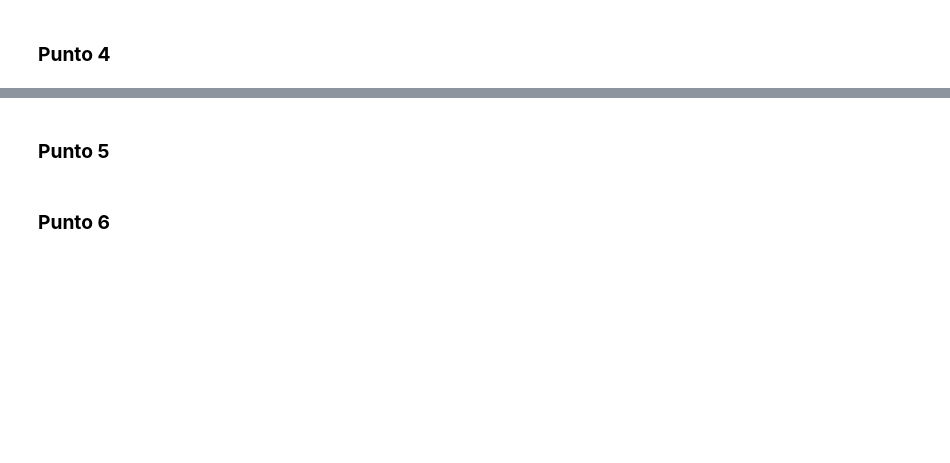
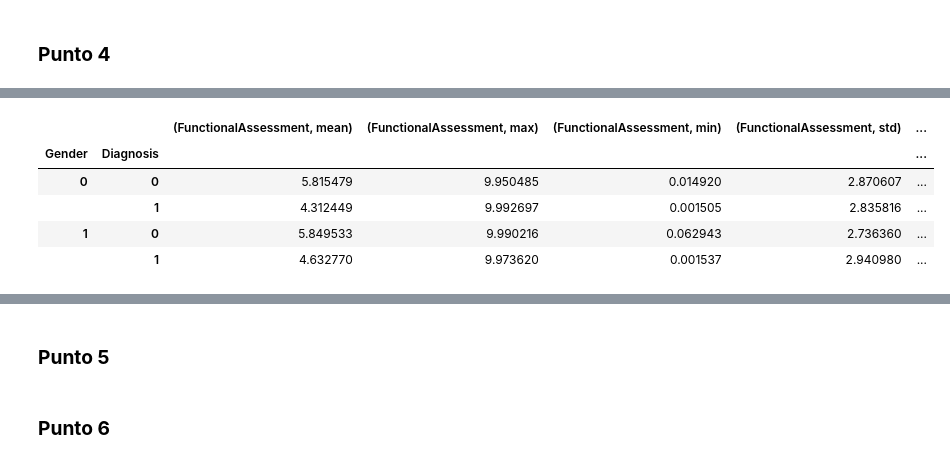
Before and after one commit to Lmarvq/Proyecto-1, a Jupyter notebook: Proyecto_1.ipynb, the cells around one changed output, grey strips where cells are left out. Drawn from its saved outputs; the diff is of its cells as text; code cells hidden in the pictures; blank space fills up the shorter version.

```diff
--- a/Proyecto_1.ipynb
+++ b/Proyecto_1.ipynb
@@ -949,0 +1056,9 @@ plt.show()
+# %%
+resumen_estadistico(df_csv,grupos=['Gender', 'Diagnosis'],columnas=['FunctionalAssessment'])
+# %% [output]
+|  |  | (FunctionalAssessment, mean) | (FunctionalAssessment, max) | (FunctionalAssessment, min) | (FunctionalAssessment, std) | ... |
+| Gender | Diagnosis |  |  |  |  | ... |
+| 0 | 0 | 5.815479 | 9.950485 | 0.014920 | 2.870607 | ... |
+|  | 1 | 4.312449 | 9.992697 | 0.001505 | 2.835816 | ... |
+| 1 | 0 | 5.849533 | 9.990216 | 0.062943 | 2.736360 | ... |
+|  | 1 | 4.632770 | 9.973620 | 0.001537 | 2.940980 | ... |
```
Also changed, not shown: parts of 7 cells of this notebook.
